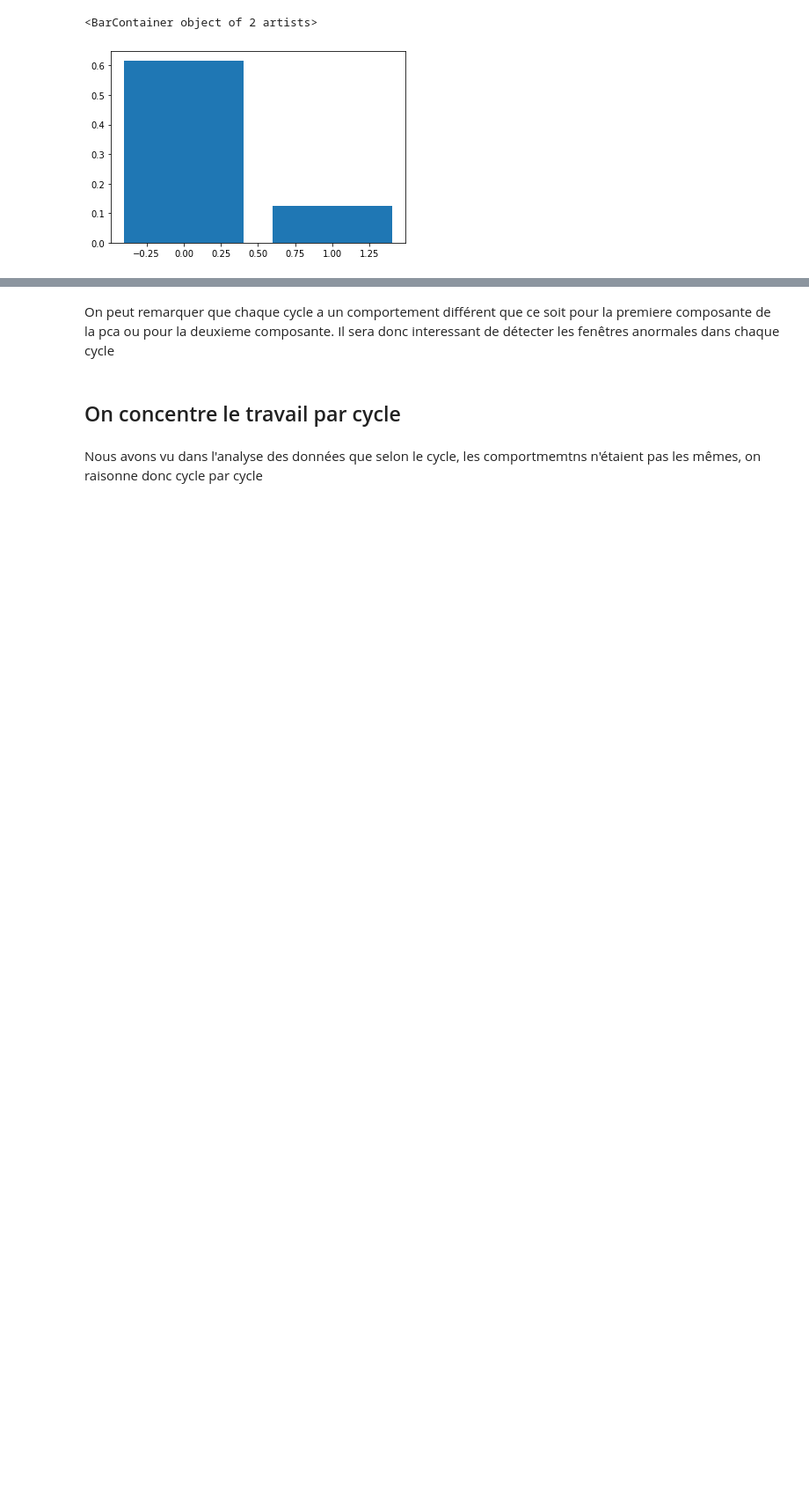
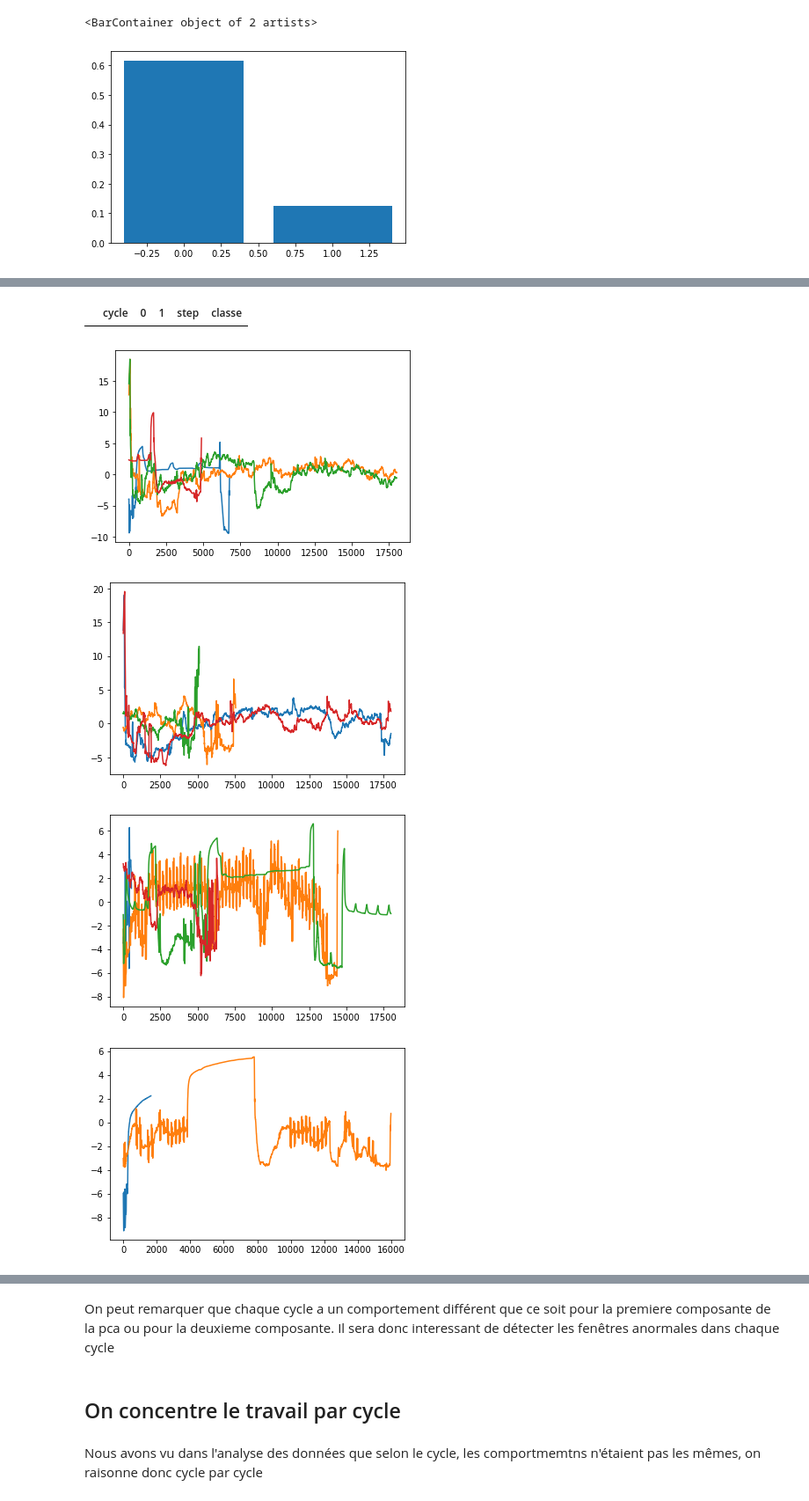
Before and after one commit to Rico-le-champion/anomaly_detection, a Jupyter notebook: notebooks/Untitled.ipynb, the cells around one changed output, grey strips where cells are left out. Shown at 88% size. Cells and saved outputs as stored; diff of their text form; code cells hidden in the pictures; blank space fills up the shorter version.

```diff
--- a/notebooks/Untitled.ipynb
+++ b/notebooks/Untitled.ipynb
@@ -140,0 +214,33 @@ plt.show()
+# %%
+def create_class(x):
+    return fruit_dictionary[x["step"]]
+# %%
+df_full["classe"] = df_full.apply(create_class, axis=1)
+# %%
+df_pca["classe"]=df_full["classe"]
+# %%
+df_pca["day"]=df_full["day"]
+# %%
+df_pca[df_pca.cycle==ii]
+# %% [output]
+|  | cycle | 0 | 1 | step | classe |
+# %%
+dictio_important = {
+    "1": pd.DataFrame(),
+    "2": pd.DataFrame(),
+    "3": pd.DataFrame(),
+    "4": pd.DataFrame(),
+    "5": pd.DataFrame(),
+}
+for idx, ii in enumerate(df_full.cycle.unique()):
+    ii=int(ii)
+    temp = pd.DataFrame()
+    temp_temp= df_pca[df_pca.cycle == ii]
+    for i in temp_temp.day.unique():
+        plt.plot(temp_temp[temp_temp.day == i][0].reset_index(drop=True))
+    plt.show()
+# %% [output]
+[figure, added]
+[figure, added]
+[figure, added]
+[figure, added]
```
Also changed, not shown: parts of 39 cells of this notebook, 1 other file.
